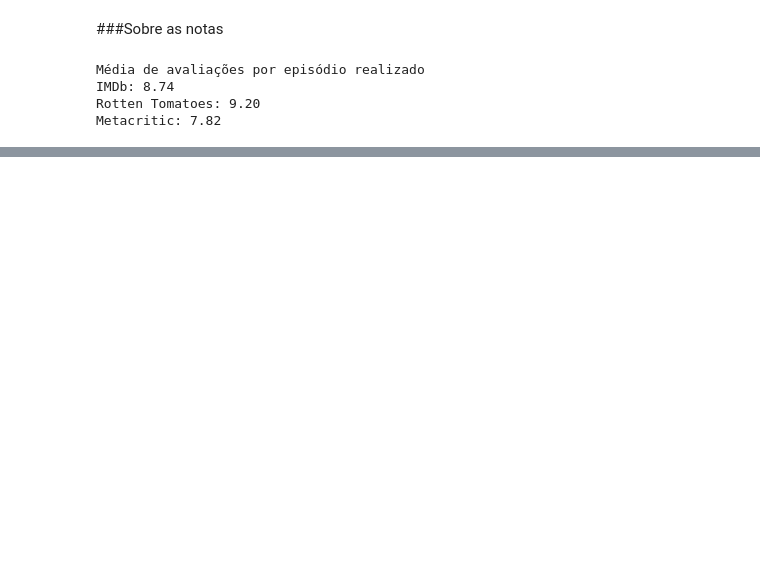
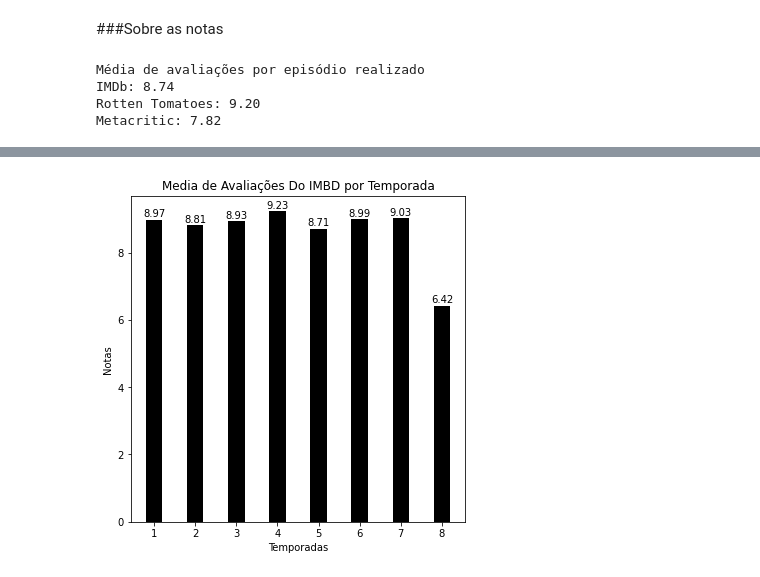
Before and after one commit to albertolunia/projeto-got, a Jupyter notebook: main/notebooks/edas/AlbertoHenrique.ipynb, the cells around one changed output, grey strips where cells are left out. Cells and saved outputs as stored; diff of their text form; code cells hidden in the pictures; blank space fills up the shorter version.

```diff
--- a/main/notebooks/edas/AlbertoHenrique.ipynb
+++ b/main/notebooks/edas/AlbertoHenrique.ipynb
@@ -78,0 +153,14 @@ plt.show()
+# %%
+fig,ax = plt.subplots(figsize = (6,6))
+
+grafico = ax.bar(seasons, notas_imbd, largura, color = 'black')
+
+ax.set_title('Media de Avaliações Do IMBD por Temporada')
+ax.set_ylabel('Notas')
+ax.set_xlabel('Temporadas')
+
+autolabel(grafico)
+
+plt.show()
+# %% [output]
+[figure, added]
```
Also changed, not shown: parts of 12 cells of this notebook.
